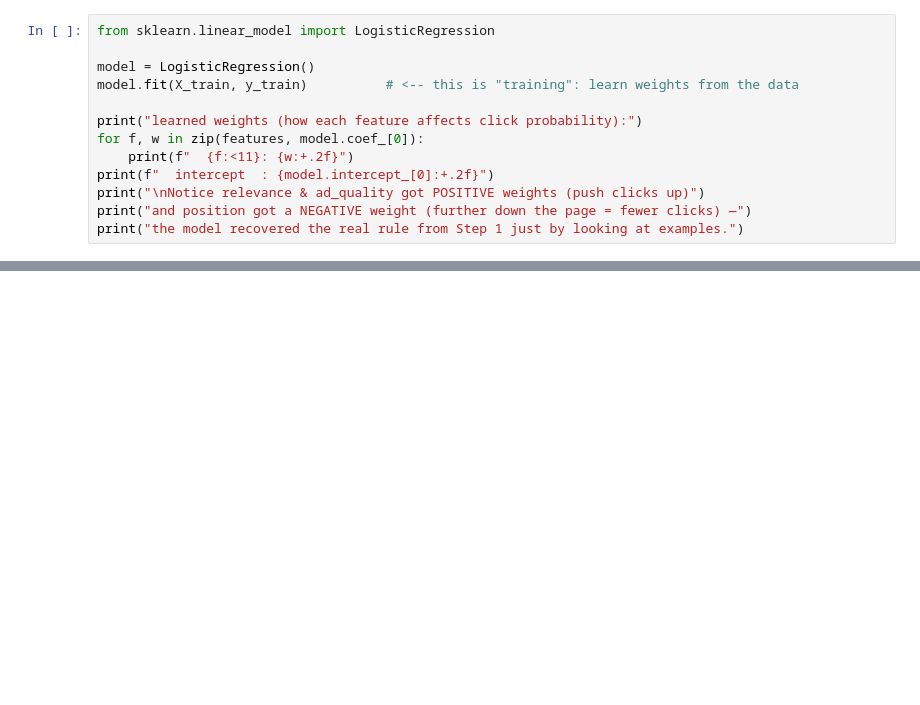
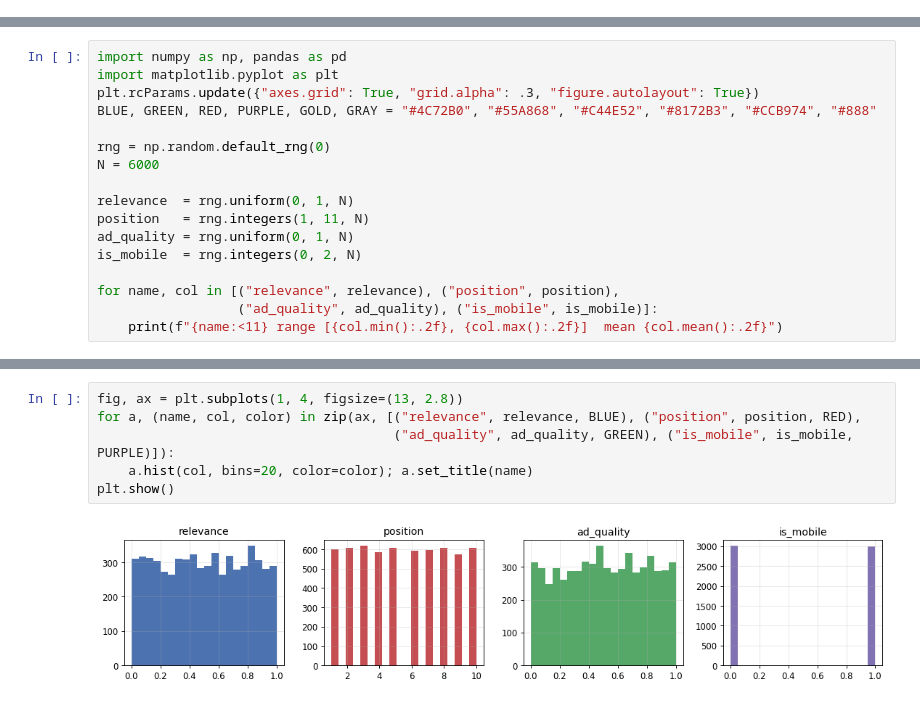
Before and after one commit to niamleeson/ml-math, a Jupyter notebook: afp/notebooks/M07-ranking-ctr-family.ipynb, the cells around one changed output, grey strips where cells are left out. Saved outputs shown, nothing was run; the diff lists cells and outputs as text; blank space fills up the shorter version.

```diff
--- a/afp/notebooks/M07-ranking-ctr-family.ipynb
+++ b/afp/notebooks/M07-ranking-ctr-family.ipynb
@@ -132,13 +0,0 @@ loop for us.
-# %%
-from sklearn.linear_model import LogisticRegression
-
-model = LogisticRegression()
-model.fit(X_train, y_train)          # <-- this is "training": learn weights from the data
-
-print("learned weights (how each feature affects click probability):")
-for f, w in zip(features, model.coef_[0]):
-    print(f"  {f:<11}: {w:+.2f}")
-print(f"  intercept  : {model.intercept_[0]:+.2f}")
-print("\nNotice relevance & ad_quality got POSITIVE weights (push clicks up)")
-print("and position got a NEGATIVE weight (further down the page = fewer clicks) —")
-print("the model recovered the real rule from Step 1 just by looking at examples.")
@@ -356,0 +32,17 @@ in Step 7 is exactly what module **M8** teaches you to measure and repair.
+# %%
+import numpy as np, pandas as pd
+import matplotlib.pyplot as plt
+plt.rcParams.update({"axes.grid": True, "grid.alpha": .3, "figure.autolayout": True})
+BLUE, GREEN, RED, PURPLE, GOLD, GRAY = "#4C72B0", "#55A868", "#C44E52", "#8172B3", "#CCB974", "#888"
+
+rng = np.random.default_rng(0)
+N = 6000
+
+relevance  = rng.uniform(0, 1, N)
+position   = rng.integers(1, 11, N)
+ad_quality = rng.uniform(0, 1, N)
+is_mobile  = rng.integers(0, 2, N)
+
+for name, col in [("relevance", relevance), ("position", position),
+                  ("ad_quality", ad_quality), ("is_mobile", is_mobile)]:
+    print(f"{name:<11} range [{col.min():.2f}, {col.max():.2f}]  mean {col.mean():.2f}")
@@ -356,0 +88,8 @@ in Step 7 is exactly what module **M8** teaches you to measure and repair.
+# %%
+fig, ax = plt.subplots(1, 4, figsize=(13, 2.8))
+for a, (name, col, color) in zip(ax, [("relevance", relevance, BLUE), ("position", position, RED),
+                                      ("ad_quality", ad_quality, GREEN), ("is_mobile", is_mobile, PURPLE)]):
+    a.hist(col, bins=20, color=color); a.set_title(name)
+plt.show()
+# %% [output]
+[figure, added]
```
Also changed, not shown: parts of 55 cells of this notebook, 4 other files.
